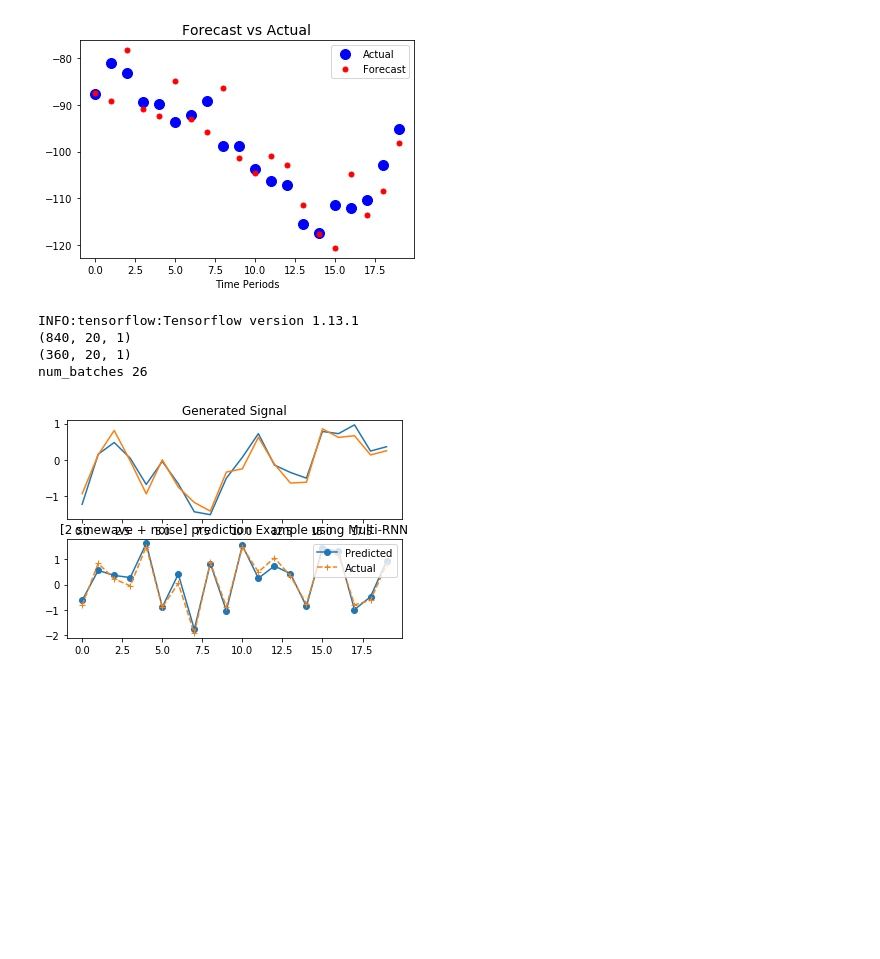
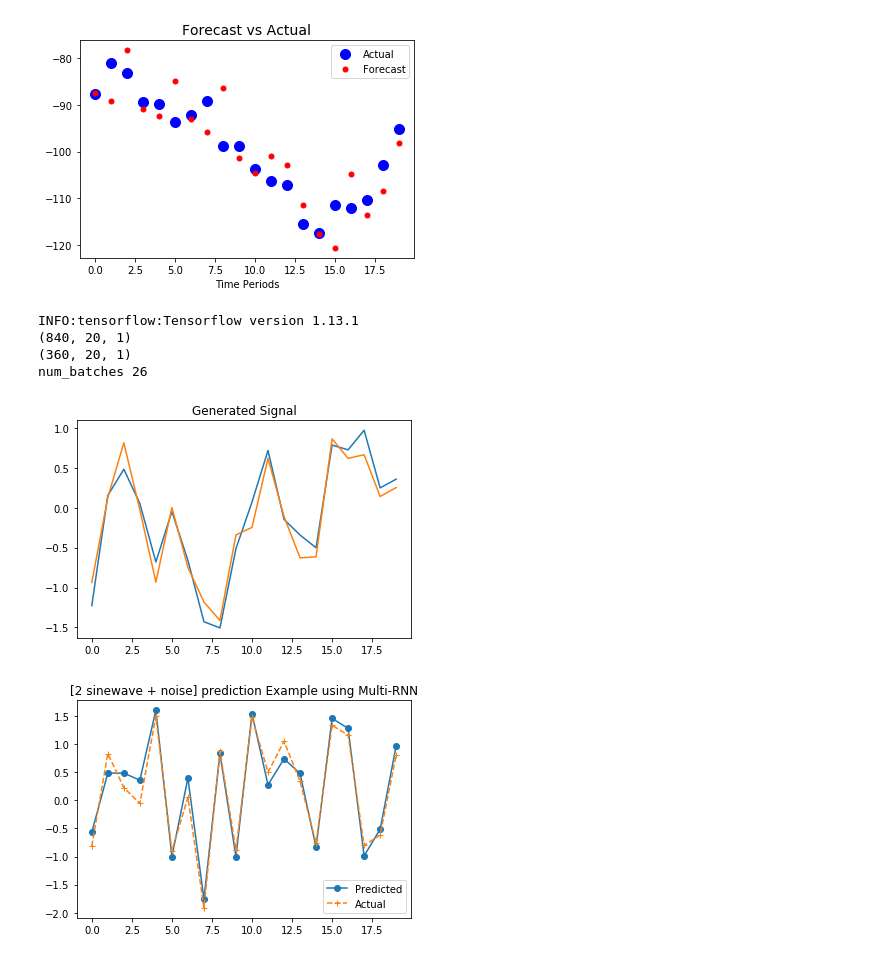
Before and after one commit to dwjang0902/ExampleNew, a Jupyter notebook: TimeSeries_RNN.ipynb, the cells around one changed output. Cells and saved outputs as stored; diff of their text form; code cells hidden in the pictures; blank space fills up the shorter version.

```diff
--- a/TimeSeries_RNN.ipynb
+++ b/TimeSeries_RNN.ipynb
@@ -204,7 +204,8 @@ Y_test = np.reshape(Y_test, [-1, SEQLEN,1])
 
 print(X_train.shape)
 print(X_test.shape )
-plt.subplot(2,1,1)
+plt.figure(1)
+#plt.subplot(1,2,1)
 plt.title("Generated Signal")
 plt.plot(X_train[100])
 plt.plot(Y_train[100])
@@ -241,45 +242,58 @@ stacked_outputs = tf.layers.dense(stacked_rnn_outputs , output_size, kernel_init
 outputs = tf.reshape(stacked_outputs, [-1, SEQLEN, output_size])
 predictions = outputs
 
+# 이것이 동작하도록 고치자!
 #w = tf.Variable(tf.zeros([output_size, SEQLEN],dtype = tf.float32))
 #b = tf.Variable(tf.zeros([output_size],dtype = tf.float32))
 #predictions = [tf.matmul(w,outputs[i]) + b for i in range(tf.shape(outputs)[0])]
+#--------------------------------------------------------------------------------------
+#softmax_w = tf.Variable(tf.random_normal(shape=[hidden_size, output_size]), dtype=tf.float32)
+#softmax_b = tf.Variable(tf.random_normal(shape=[output_size]), dtype=tf.float32)
+
+#output = tf.reshape(outputs, [-1, hidden_size])
+# 최종 출력값을 설정합니다.
+# logits : [batch_size * seq_length, output_size]
+#logits = tf.matmul(output, softmax_w) + softmax_b
+#probs = tf.nn.softmax(logits)
+# 이 경우에는 target 도  [batch_size * seq_length, output_size]로 바꾸어 주어야 한다
+#--------------------------------------------------------------------------------------
 
 loss = tf.losses.mean_squared_error(predictions = predictions, labels = Y,  weights=1.0)
 loss_total = tf.reduce_mean(loss)
 
 optimizer = tf.train.AdamOptimizer(0.001)
 train_opt = optimizer.minimize(loss)
-
-
 
 init = tf.global_variables_initializer()
 
 epochs = 10
 num_batches = np.int((X_train.shape[0] / BATCHSIZE))
 print("num_batches", num_batches)
 with tf.Session() as sess :
     sess.run(init)
     for i in range(epochs) :
         for j in range(num_batches) :
             x_batch, y_batch = X_train[j:j+BATCHSIZE,:,:], Y_train[j:j+BATCHSIZE,:,:]
 #            print(np.shape(x_batch))
             sess.run(train_opt, feed_dict = {X : x_batch, Y : y_batch})
 
 #    print(loss_total.eval(feed_dict = {X : X_test[100:101], Y : Y_test[100:101]}))
 #    print(predictions.eval(feed_dict = {X : X_test[100:101]}), "\n", Y_test[100:101])
 
+# one-sequence plot
     x_out = np.squeeze(predictions.eval(feed_dict = {X : X_test[100:101]}))
     y_out =  np.squeeze(Y_test[100:101])
-    plt.subplot(2,1,2)
+    plt.figure(2)
+#    plt.subplot(1,2,2)
     plt.plot(x_out,'-o', label='Predicted')
     plt.plot(y_out,'--+', label='Actual')
     plt.title("[2 sinewave + noise] prediction Example using Multi-RNN")
-    plt.legend(loc='upper right')
+    plt.legend(loc='lower right')
     plt.show()
 # %% [output]
 INFO:tensorflow:Tensorflow version 1.13.1
 (840, 20, 1)
 (360, 20, 1)
 num_batches 26
-[figure, old version]
+[figure, new version]
+[figure, added]
```
Also changed, not shown: parts of 2 cells of this notebook.
